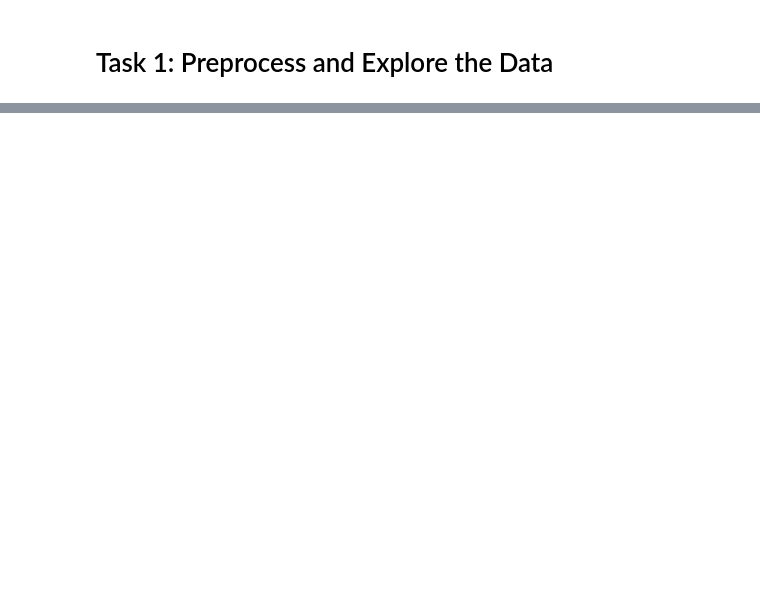
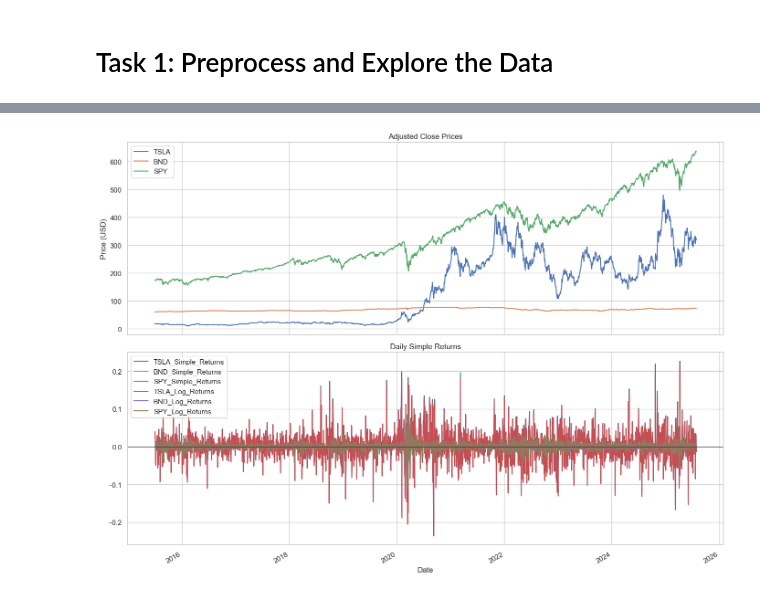
Before and after one commit to Addisu22/Time-Series-Forecasting-for-Portfolio-Management-Optimization, a Jupyter notebook: Notebooks/Preprocess_Explore_Data.ipynb, the cells around one changed output, grey strips where cells are left out. Saved outputs shown, nothing was run; the diff lists cells and outputs as text; code cells hidden in the pictures; blank space fills up the shorter version.

```diff
--- a/Notebooks/Preprocess_Explore_Data.ipynb
+++ b/Notebooks/Preprocess_Explore_Data.ipynb
@@ -98,4 +171,6 @@ display(summary_stats)
 # %%
 # Example usage
-plot_prices_and_returns(df, returns)
+plot_prices_and_returns(df, returns_df)
+# %% [output]
+[figure, added]
 # %%
```
Also changed, not shown: parts of 10 cells of this notebook, 1 other file.
